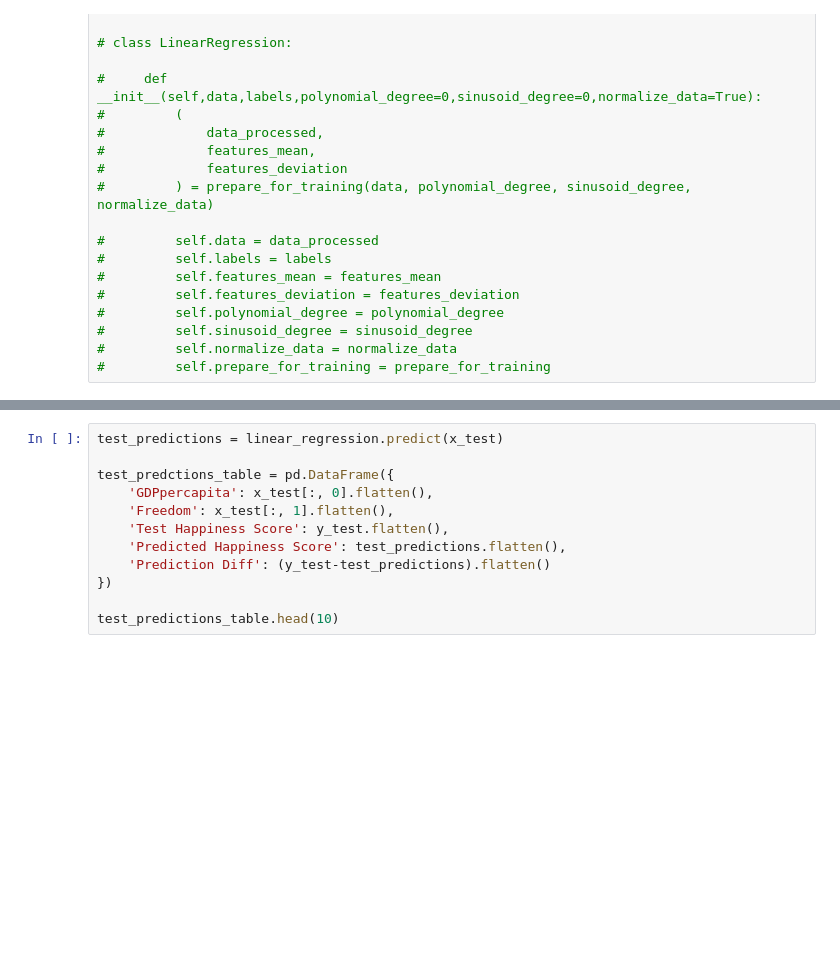
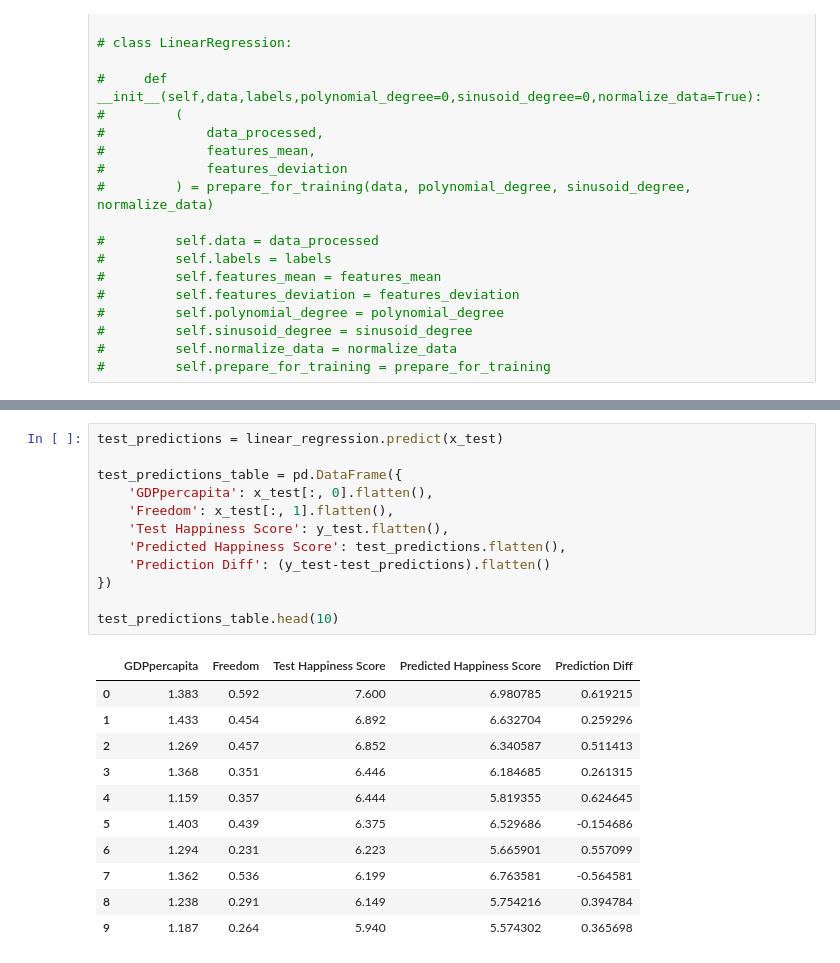
Before and after one commit to malep2007/multivariate-linear-regression, a Jupyter notebook: Multivariate linear regression.ipynb, the cells around one changed output, grey strips where cells are left out. Saved outputs shown, nothing was run; the diff lists cells and outputs as text; blank space fills up the shorter version.

```diff
--- a/Multivariate linear regression.ipynb
+++ b/Multivariate linear regression.ipynb
@@ -177,12 +187,24 @@ print('Test cost : {:.2f}'.format(test_cost))
 # %%
 test_predictions = linear_regression.predict(x_test)
 
-test_predctions_table = pd.DataFrame({
+test_predictions_table = pd.DataFrame({
     'GDPpercapita': x_test[:, 0].flatten(),
     'Freedom': x_test[:, 1].flatten(),
     'Test Happiness Score': y_test.flatten(),
     'Predicted Happiness Score': test_predictions.flatten(),
     'Prediction Diff': (y_test-test_predictions).flatten()
 })
 
 test_predictions_table.head(10)
+# %% [output]
+|  | GDPpercapita | Freedom | Test Happiness Score | Predicted Happiness Score | Prediction Diff |
+| 0 | 1.383 | 0.592 | 7.600 | 6.980785 | 0.619215 |
+| 1 | 1.433 | 0.454 | 6.892 | 6.632704 | 0.259296 |
+| 2 | 1.269 | 0.457 | 6.852 | 6.340587 | 0.511413 |
+| 3 | 1.368 | 0.351 | 6.446 | 6.184685 | 0.261315 |
+| 4 | 1.159 | 0.357 | 6.444 | 5.819355 | 0.624645 |
+| 5 | 1.403 | 0.439 | 6.375 | 6.529686 | -0.154686 |
+| 6 | 1.294 | 0.231 | 6.223 | 5.665901 | 0.557099 |
+| 7 | 1.362 | 0.536 | 6.199 | 6.763581 | -0.564581 |
+| 8 | 1.238 | 0.291 | 6.149 | 5.754216 | 0.394784 |
+| 9 | 1.187 | 0.264 | 5.940 | 5.574302 | 0.365698 |
```
Also changed, not shown: parts of 3 cells of this notebook, 1 other file.
